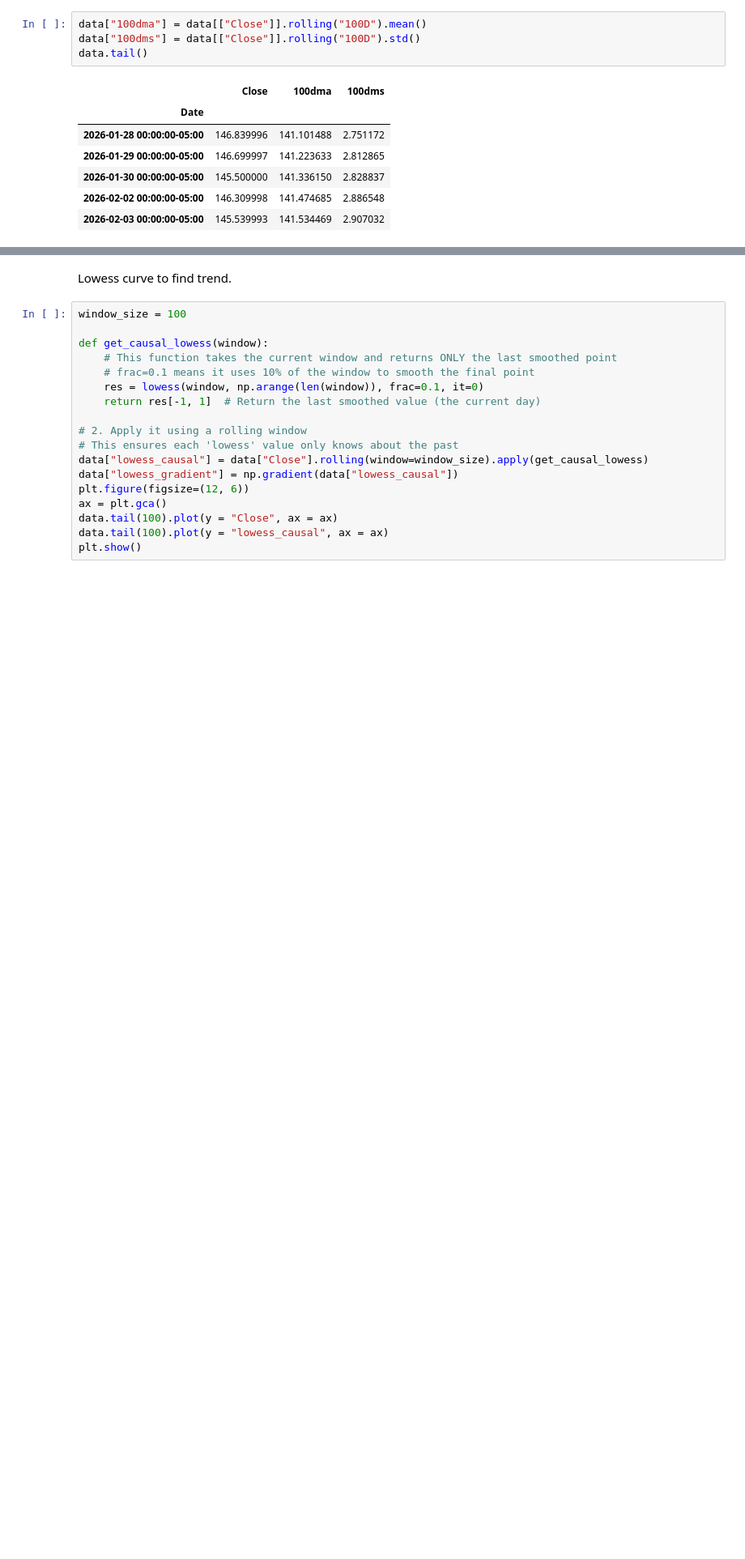
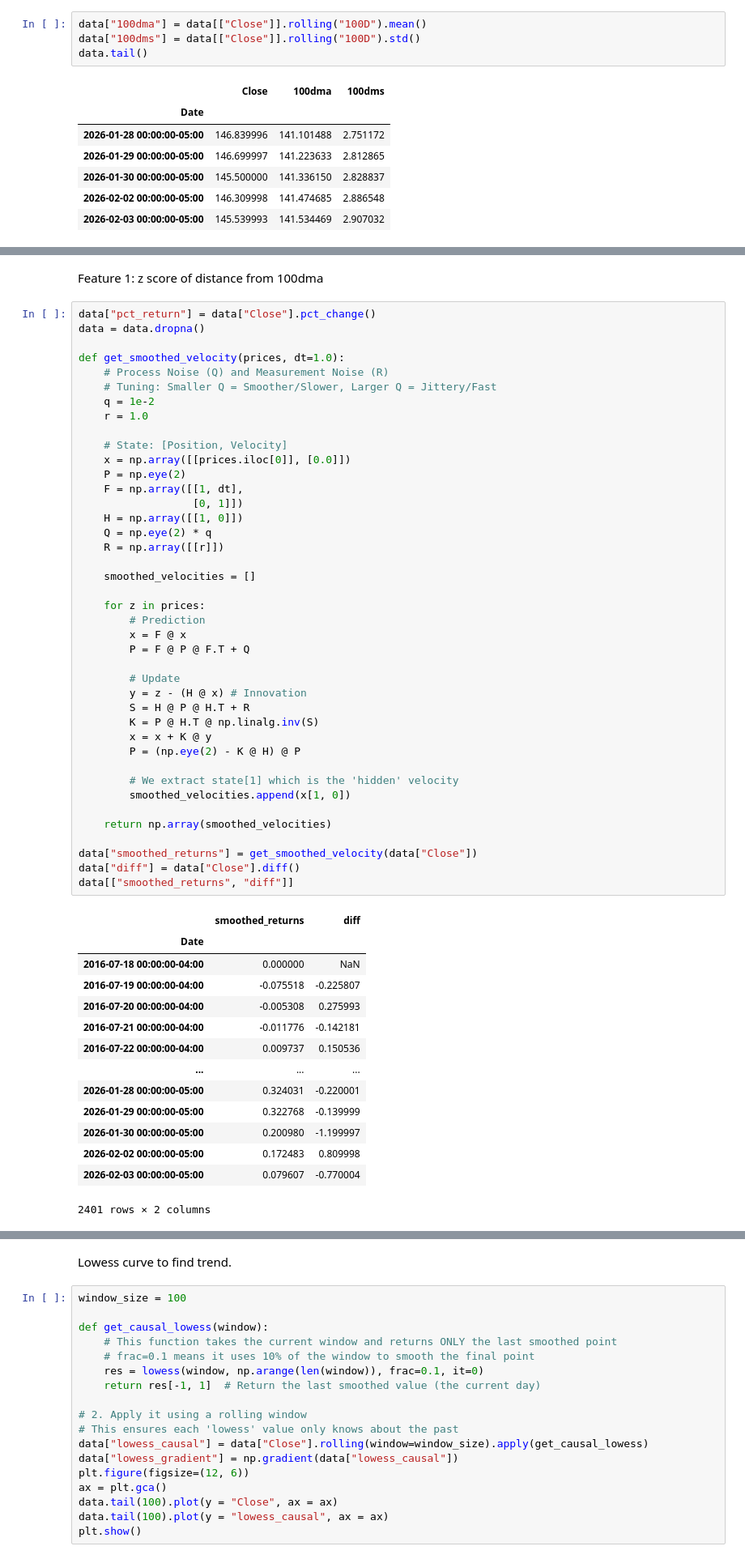
Before and after one commit to SJEGoh/Cross-Sector-Asset-Screener, a Jupyter notebook: src/report.ipynb, the cells around one changed output, grey strips where cells are left out. Shown at 81% size. Saved outputs shown, nothing was run; the diff lists cells and outputs as text; blank space fills up the shorter version.

```diff
--- a/src/report.ipynb
+++ b/src/report.ipynb
@@ -50,0 +52,58 @@ data.sample(5)
+# %% [markdown]
+Feature 1: z score of distance from 100dma
+# %%
+data["pct_return"] = data["Close"].pct_change()
+data = data.dropna()
+
+def get_smoothed_velocity(prices, dt=1.0):
+    # Process Noise (Q) and Measurement Noise (R)
+    # Tuning: Smaller Q = Smoother/Slower, Larger Q = Jittery/Fast
+    q = 1e-2
+    r = 1.0
+
+    # State: [Position, Velocity]
+    x = np.array([[prices.iloc[0]], [0.0]])
+    P = np.eye(2)
+    F = np.array([[1, dt],
+                  [0, 1]])
+    H = np.array([[1, 0]])
+    Q = np.eye(2) * q
+    R = np.array([[r]])
+
+    smoothed_velocities = []
+
+    for z in prices:
+        # Prediction
+        x = F @ x
+        P = F @ P @ F.T + Q
+
+        # Update
+        y = z - (H @ x) # Innovation
+        S = H @ P @ H.T + R
+        K = P @ H.T @ np.linalg.inv(S)
+        x = x + K @ y
+        P = (np.eye(2) - K @ H) @ P
+
+        # We extract state[1] which is the 'hidden' velocity
+        smoothed_velocities.append(x[1, 0])
+
+    return np.array(smoothed_velocities)
+
+data["smoothed_returns"] = get_smoothed_velocity(data["Close"])
+data["diff"] = data["Close"].diff()
+data[["smoothed_returns", "diff"]]
+# %% [output]
+|  | smoothed_returns | diff |
+| Date |  |  |
+| 2016-07-18 00:00:00-04:00 | 0.000000 | NaN |
+| 2016-07-19 00:00:00-04:00 | -0.075518 | -0.225807 |
+| 2016-07-20 00:00:00-04:00 | -0.005308 | 0.275993 |
+| 2016-07-21 00:00:00-04:00 | -0.011776 | -0.142181 |
+| 2016-07-22 00:00:00-04:00 | 0.009737 | 0.150536 |
+| ... | ... | ... |
+| 2026-01-28 00:00:00-05:00 | 0.324031 | -0.220001 |
+| 2026-01-29 00:00:00-05:00 | 0.322768 | -0.139999 |
+| 2026-01-30 00:00:00-05:00 | 0.200980 | -1.199997 |
+| 2026-02-02 00:00:00-05:00 | 0.172483 | 0.809998 |
+| 2026-02-03 00:00:00-05:00 | 0.079607 | -0.770004 |
+2401 rows × 2 columns
```
Also changed, not shown: parts of 6 cells of this notebook, 5 other files.
